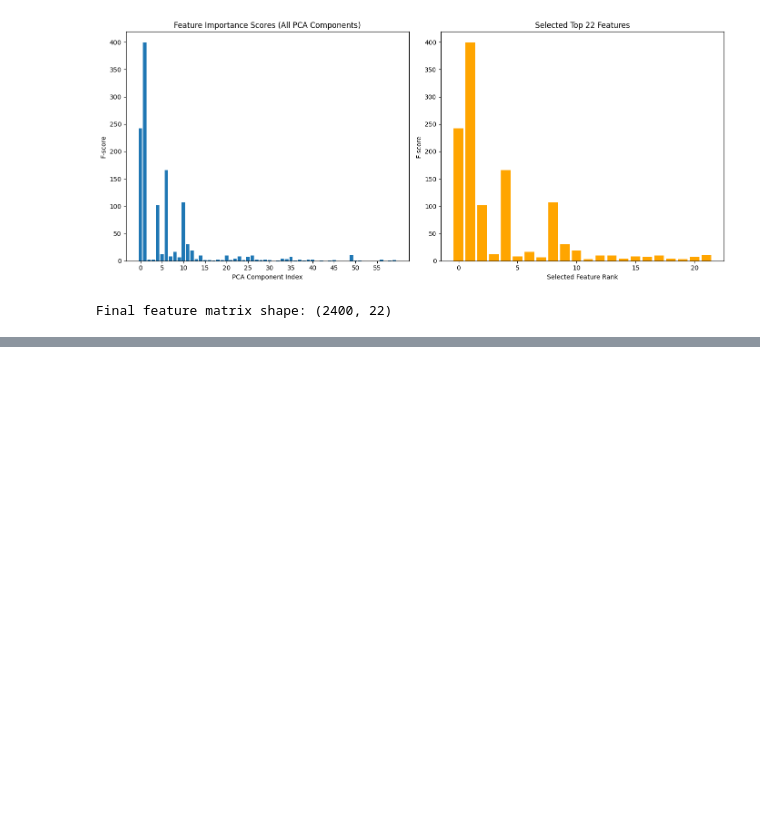
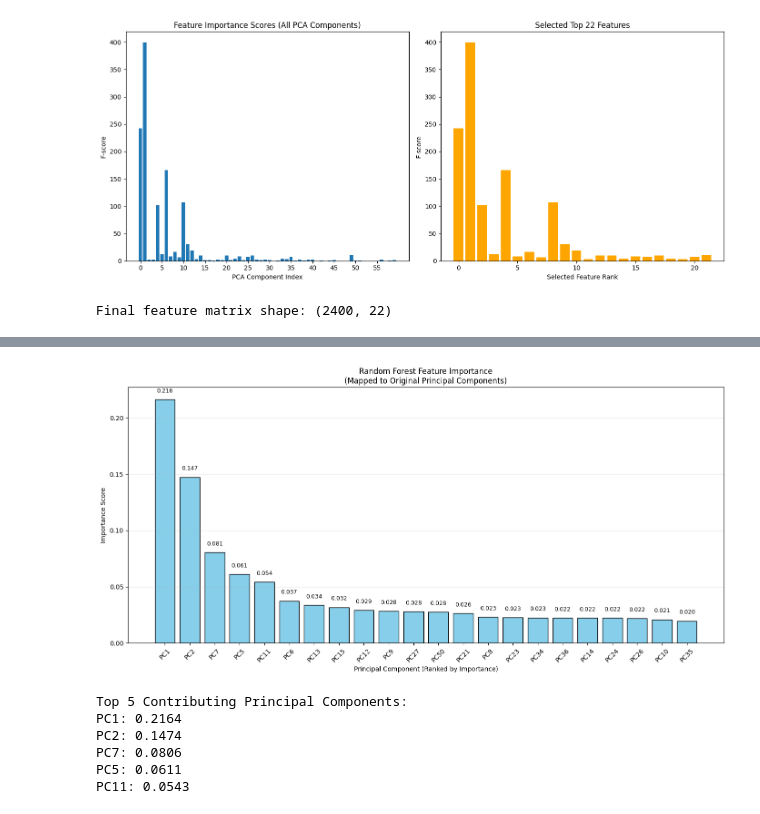
Before and after one commit to xqwu1108-create/MSE1003H_XueqiuWu_1011808741, a Jupyter notebook: A1.ipynb, the cells around one changed output, grey strips where cells are left out. Saved outputs shown, nothing was run; the diff lists cells and outputs as text; code cells hidden in the pictures; blank space fills up the shorter version.

```diff
--- a/A1.ipynb
+++ b/A1.ipynb
@@ -713,0 +867,55 @@ Final feature matrix shape: (2400, 22)
+# %%
+import matplotlib.pyplot as plt
+import numpy as np
+
+# --- 1. 提取真实的特征名称 | Extract True Feature Names ---
+# 获取被选中特征在原始 60 个主成分中的索引
+# Get the actual indices of the selected features from the original 60 PCs
+selected_indices = selector.get_support(indices=True)
+
+# 创建具体的 PC 标签名称（例如 PC1, PC2, PC5...）
+# Create specific PC label names (e.g., PC1, PC2, PC5...)
+pc_names = [f"PC{i+1}" for i in selected_indices]
+
+# --- 2. 获取并排序重要性得分 | Get and Sort Importance Scores ---
+importances = best_rf.feature_importances_
+
+# 为了让图表更清晰，我们可以按重要性从高到低排序显示
+# Sort for better visualization
+sorted_idx = np.argsort(importances)[::-1]
+sorted_importances = importances[sorted_idx]
+sorted_pc_names = [pc_names[i] for i in sorted_idx]
+
+# --- 3. 绘制更新后的特征重要性图 | Plot Updated Feature Importance ---
+plt.figure(figsize=(14, 7))
+bars = plt.bar(range(len(sorted_importances)), sorted_importances, color='skyblue', edgecolor='black')
+
+# 将横轴替换为真实的主成分名称
+# Replace x-axis with actual Principal Component names
+plt.xticks(range(len(sorted_importances)), sorted_pc_names, rotation=45)
+
+plt.title(f'Random Forest Feature Importance\n(Mapped to Original Principal Components)')
+plt.xlabel('Principal Component (Ranked by Importance)')
+plt.ylabel('Importance Score')
+
+# 在柱状图上方标注具体数值
+for bar in bars:
+    yval = bar.get_height()
+    plt.text(bar.get_x() + bar.get_width()/2, yval + 0.005, f'{yval:.3f}', ha='center', va='bottom', fontsize=9)
+
+plt.grid(axis='y', alpha=0.3)
+plt.tight_layout()
+plt.show()
+
+# 打印前 5 个最重要的成分及其物理贡献
+print("Top 5 Contributing Principal Components:")
+for i in range(5):
+    print(f"{sorted_pc_names[i]}: {sorted_importances[i]:.4f}")
+# %% [output]
+[figure, added]
+Top 5 Contributing Principal Components:
+PC1: 0.2164
+PC2: 0.1474
+PC7: 0.0806
+PC5: 0.0611
+PC11: 0.0543
```
Also changed, not shown: parts of 9 cells of this notebook.
